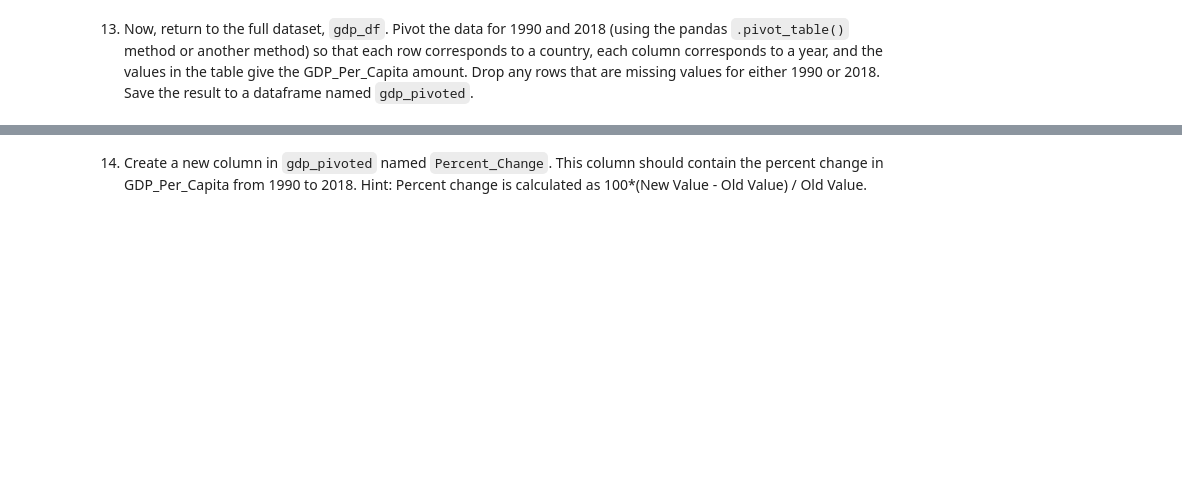
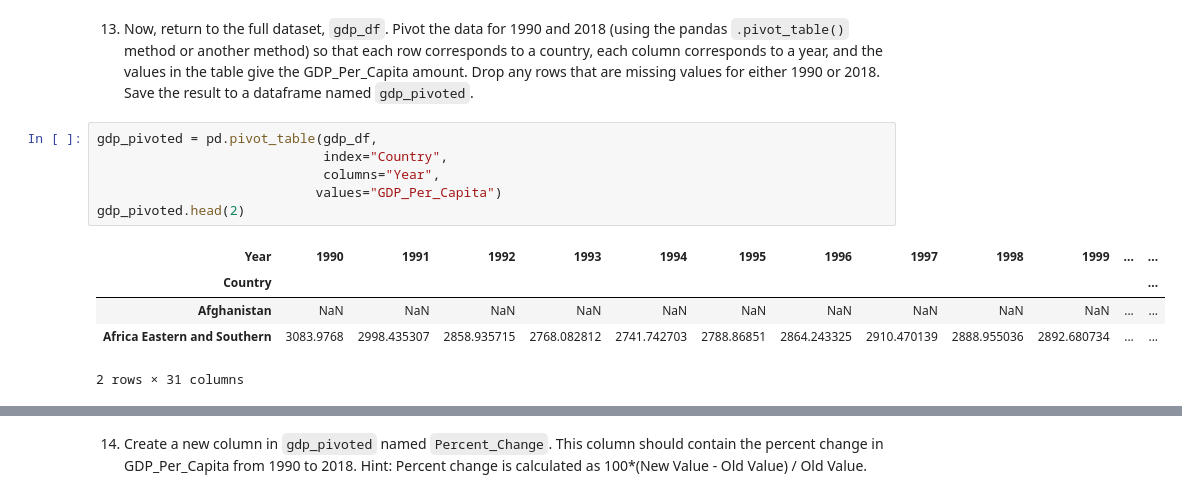
Before and after one commit to nss-data-science-cohort-7/un-exploration-brigancer, a Jupyter notebook: Notebooks/UN_Data_Exploration.ipynb, the cells around one changed output, grey strips where cells are left out. Saved outputs shown, nothing was run; the diff lists cells and outputs as text; blank space fills up the shorter version.

```diff
--- a/Notebooks/UN_Data_Exploration.ipynb
+++ b/Notebooks/UN_Data_Exploration.ipynb
@@ -194,2 +235,14 @@ plt.hist(gdp_2014["Value"], bins=25)
 # %% [markdown]
 13. Now, return to the full dataset, `gdp_df`. Pivot the data for 1990 and 2018 (using the pandas `.pivot_table()` method or another method) so that each row corresponds to a country, each column corresponds to a year, and the values in the table give the GDP_Per_Capita amount. Drop any rows that are missing values for either 1990 or 2018. Save the result to a dataframe named `gdp_pivoted`.
+# %%
+gdp_pivoted = pd.pivot_table(gdp_df,
+                             index="Country",
+                             columns="Year",
+                            values="GDP_Per_Capita")
+gdp_pivoted.head(2)
+# %% [output]
+| Year | 1990 | 1991 | 1992 | 1993 | 1994 | 1995 | 1996 | 1997 | 1998 | 1999 | ... | ... |
+| Country |  |  |  |  |  |  |  |  |  |  |  | ... |
+| Afghanistan | NaN | NaN | NaN | NaN | NaN | NaN | NaN | NaN | NaN | NaN | ... | ... |
+| Africa Eastern and Southern | 3083.9768 | 2998.435307 | 2858.935715 | 2768.082812 | 2741.742703 | 2788.86851 | 2864.243325 | 2910.470139 | 2888.955036 | 2892.680734 | ... | ... |
+2 rows × 31 columns
```
Also changed, not shown: parts of 20 cells of this notebook.
